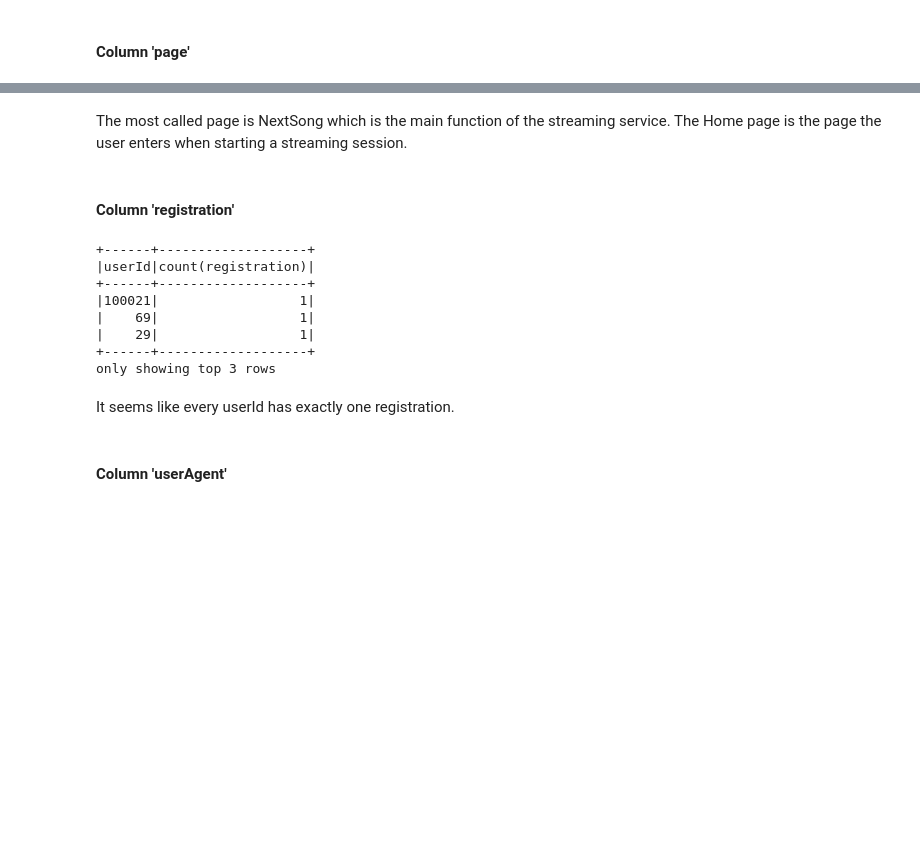
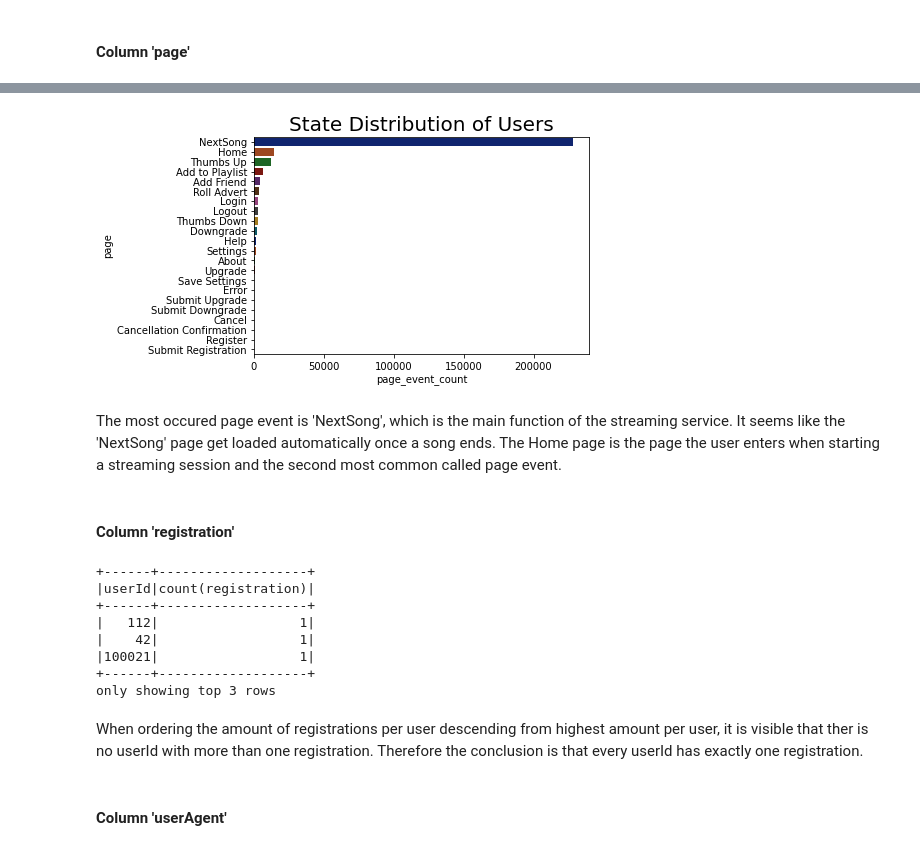
Before and after one commit to LeopoldWalther/SparkChurnDetection, a Jupyter notebook: Sparkify.ipynb, the cells around one changed output, grey strips where cells are left out. Cells and saved outputs as stored; diff of their text form; code cells hidden in the pictures; blank space fills up the shorter version.

```diff
--- a/Sparkify.ipynb
+++ b/Sparkify.ipynb
@@ -324,5 +324,10 @@ user_log.select(['method', 'userId']).groupby('method').count().orderBy('count',
 #### Column 'page'
 # %%
 # show unique possible values of column 'page'
-user_log.select(['page', 'userId']).groupby('page').count().orderBy('count', ascending=False).show(n=30)
+page_events = user_log.select(['page', 'userId']) \
+    .groupby('page').count() \
+    .withColumnRenamed('count', 'page_event_count') \
+    .orderBy('count', ascending=False)
+
+page_events.show(n=30)
 # %% [output]
@@ -346,22 +351,35 @@ user_log.select(['page', 'userId']).groupby('page').count().orderBy('count', asc
+# %%
+# convert pyspark df to pandas df
+page_events_pd = page_events.toPandas()
+
+# plot graph for distribution
+barplot = sns.barplot(x = 'page_event_count', y = 'page', data=page_events_pd, palette = 'dark')
+plt.title('State Distribution of Users', size=20)
+plt.show()
+# %% [output]
+[figure, added]
 # %% [markdown]
-The most called page is NextSong which is the main function of the streaming service. The Home page is the page the user enters when starting a streaming session.
+The most occured page event is 'NextSong', which is the main function of the streaming service. It seems like the 'NextSong' page get loaded automatically once a song ends. The Home page is the page the user enters when starting a streaming session and the second most common called page event.
 # %% [markdown]
 #### Column 'registration'
 # %%
-# look at behaviour of values in itemInSession for one user as example
-user_log.select(['userId', 'registration']).groupby(
-    'userId').agg(countDistinct('registration')).orderBy('count(registration)', ascending=False).show(n=3)
+# look at behaviour of values in the column registration for one user as example
+user_log.select(['userId', 'registration']) \
+    .groupby('userId') \
+    .agg(countDistinct('registration')) \
+    .orderBy('count(registration)', ascending=False) \
+    .show(n=3)
 # %% [output]
 +------+-------------------+
 |userId|count(registration)|
 +------+-------------------+
+|   112|                  1|
+|    42|                  1|
 |100021|                  1|
-|    69|                  1|
-|    29|                  1|
 +------+-------------------+
 only showing top 3 rows
-# %% [markdown]
-It seems like every userId has exactly one registration.
+# %% [markdown]
+When ordering the amount of registrations per user descending from highest amount per user, it is visible that ther is no userId with more than one registration. Therefore the conclusion is that every userId has exactly one registration.
 # %% [markdown]
 #### Column 'userAgent'
 # %%
```
Also changed, not shown: parts of 132 cells of this notebook.
